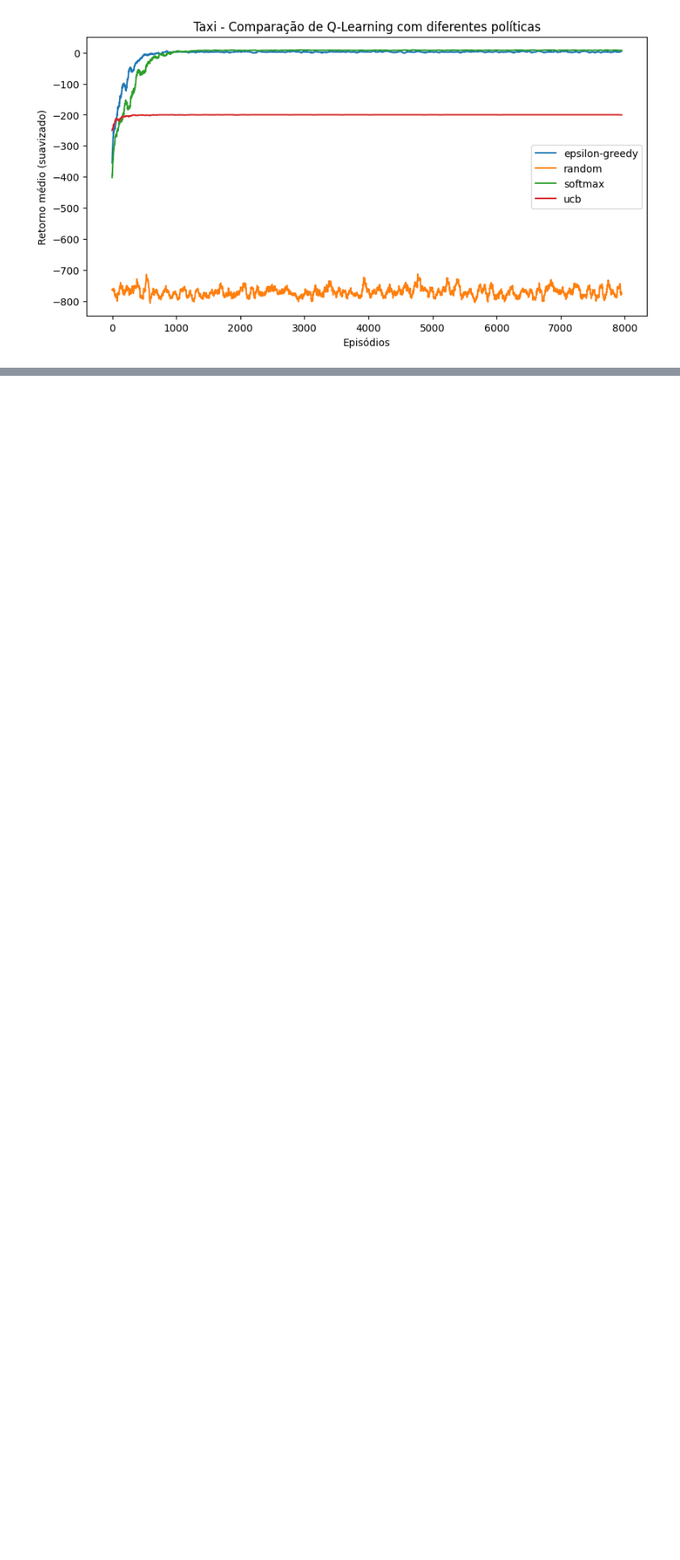
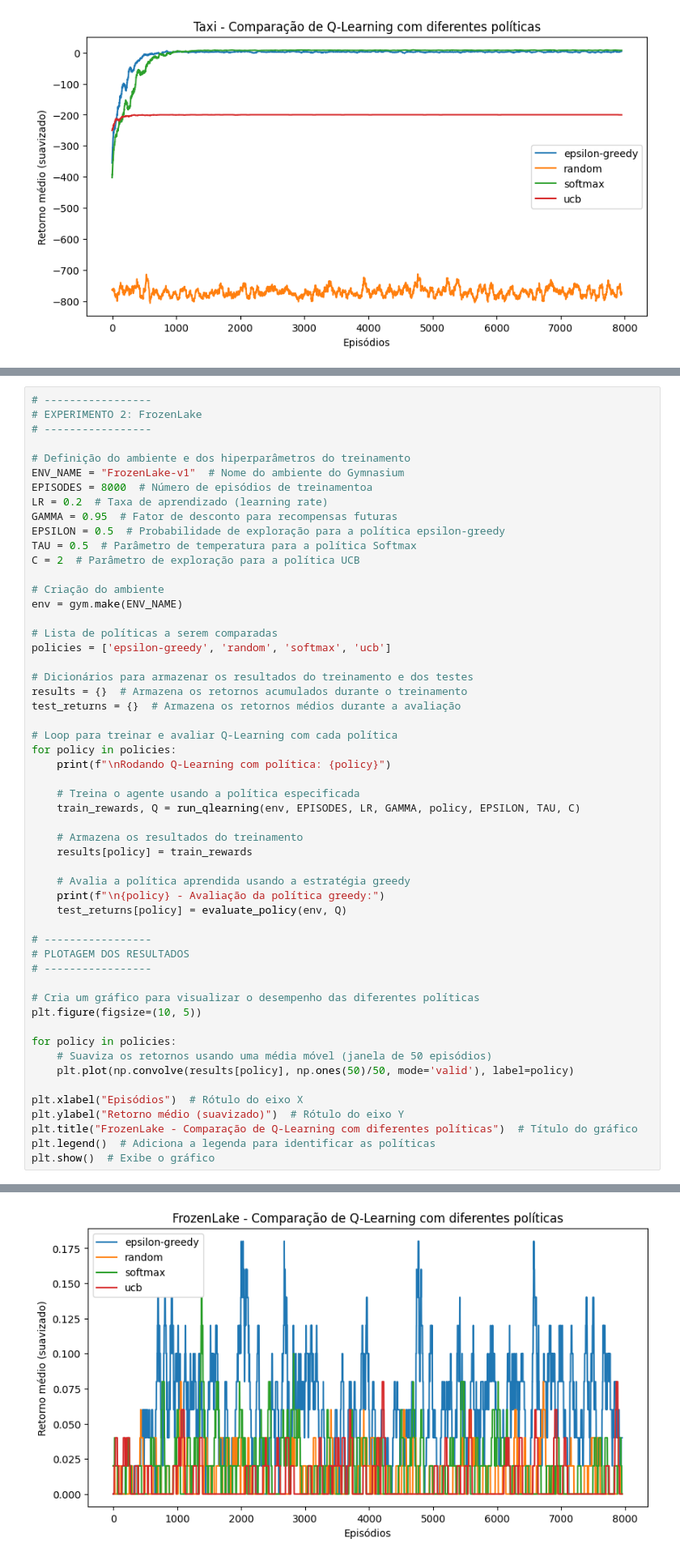
Before and after one commit to Fontesx11/AR, a Jupyter notebook: 8k_de_Políticas_de_treinamento_para_o_Q_Learning.ipynb, the cells around one changed output, grey strips where cells are left out. Shown at 81% size. Drawn from its saved outputs; the diff is of its cells as text; blank space fills up the shorter version.

```diff
--- a/8k_de_Políticas_de_treinamento_para_o_Q_Learning.ipynb
+++ b/8k_de_Políticas_de_treinamento_para_o_Q_Learning.ipynb
@@ -520,0 +445,55 @@ Aumento do número de episódios de avaliação para 30 em vez de 10 para obter
+# %%
+# -----------------
+# EXPERIMENTO 2: FrozenLake
+# -----------------
+
+# Definição do ambiente e dos hiperparâmetros do treinamento
+ENV_NAME = "FrozenLake-v1"  # Nome do ambiente do Gymnasium
+EPISODES = 8000  # Número de episódios de treinamentoa
+LR = 0.2  # Taxa de aprendizado (learning rate)
+GAMMA = 0.95  # Fator de desconto para recompensas futuras
+EPSILON = 0.5  # Probabilidade de exploração para a política epsilon-greedy
+TAU = 0.5  # Parâmetro de temperatura para a política Softmax
+C = 2  # Parâmetro de exploração para a política UCB
+
+# Criação do ambiente
+env = gym.make(ENV_NAME)
+
+# Lista de políticas a serem comparadas
+policies = ['epsilon-greedy', 'random', 'softmax', 'ucb']
+
+# Dicionários para armazenar os resultados do treinamento e dos testes
+results = {}  # Armazena os retornos acumulados durante o treinamento
+test_returns = {}  # Armazena os retornos médios durante a avaliação
+
+# Loop para treinar e avaliar Q-Learning com cada política
+for policy in policies:
+    print(f"\nRodando Q-Learning com política: {policy}")
+
+    # Treina o agente usando a política especificada
+    train_rewards, Q = run_qlearning(env, EPISODES, LR, GAMMA, policy, EPSILON, TAU, C)
+
+    # Armazena os resultados do treinamento
+    results[policy] = train_rewards
+
+    # Avalia a política aprendida usando a estratégia greedy
+    print(f"\n{policy} - Avaliação da política greedy:")
+    test_returns[policy] = evaluate_policy(env, Q)
+
+# -----------------
+# PLOTAGEM DOS RESULTADOS
+# -----------------
+
+# Cria um gráfico para visualizar o desempenho das diferentes políticas
+plt.figure(figsize=(10, 5))
+
+for policy in policies:
+    # Suaviza os retornos usando uma média móvel (janela de 50 episódios)
+    plt.plot(np.convolve(results[policy], np.ones(50)/50, mode='valid'), label=policy)
+
+plt.xlabel("Episódios")  # Rótulo do eixo X
+plt.ylabel("Retorno médio (suavizado)")  # Rótulo do eixo Y
+plt.title("FrozenLake - Comparação de Q-Learning com diferentes políticas")  # Título do gráfico
+plt.legend()  # Adiciona a legenda para identificar as políticas
+plt.show()  # Exibe o gráfico
+# %% [output]
@@ -520,0 +517 @@ Aumento do número de episódios de avaliação para 30 em vez de 10 para obter
+[figure, added]
```
Also changed, not shown: parts of 34 cells of this notebook.
